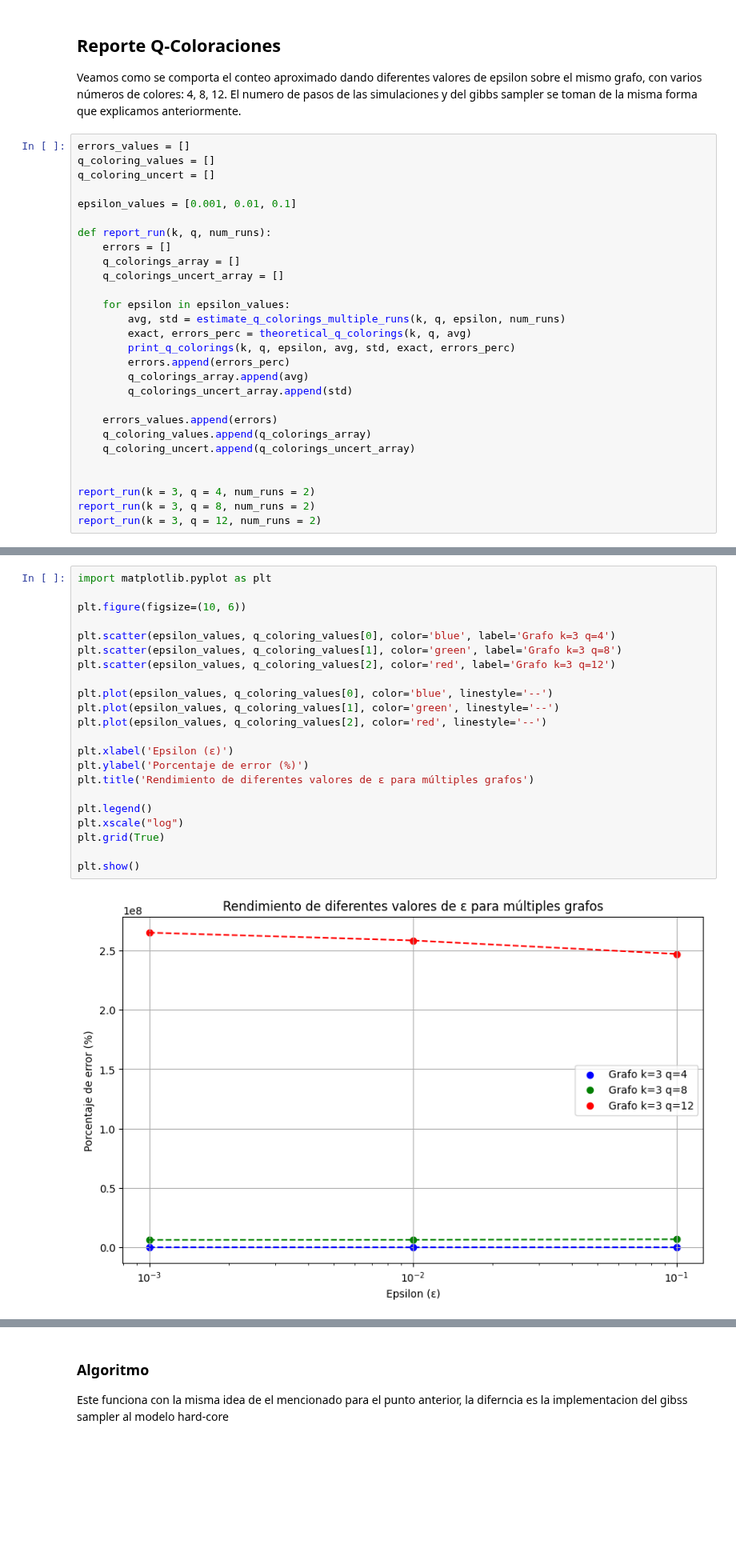
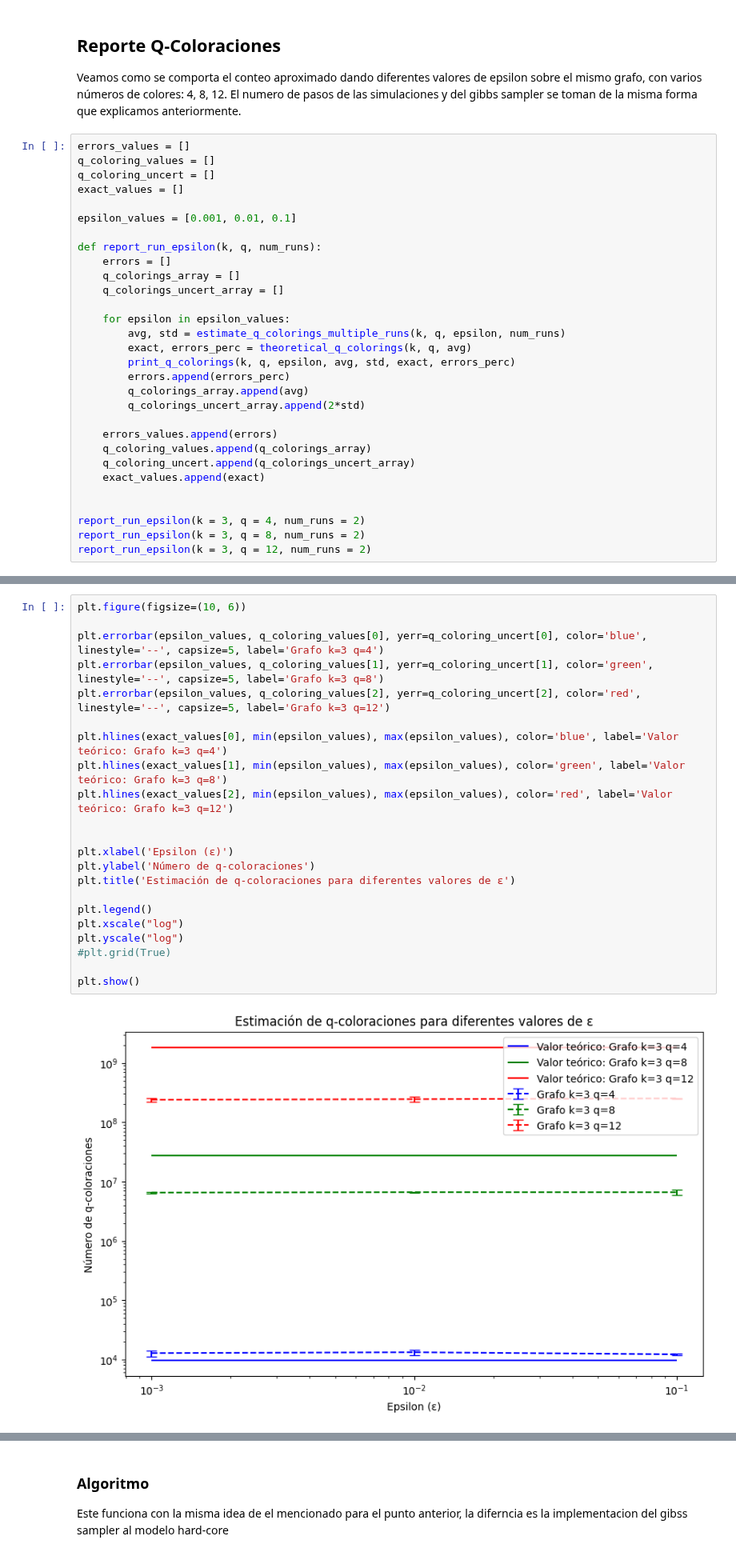
Before and after one commit to dangarciahe/Cadenas_de_Markov, a Jupyter notebook: Tarea_2.ipynb, the cells around one changed output, grey strips where cells are left out. Shown at 80% size. Saved outputs shown, nothing was run; the diff lists cells and outputs as text; blank space fills up the shorter version.

Commit message:
Finalizado el punto de q-coloraciones

```diff
--- a/Tarea_2.ipynb
+++ b/Tarea_2.ipynb
@@ -368,10 +368,11 @@ Veamos como se comporta el conteo aproximado dando diferentes valores de epsilon
 errors_values = []
 q_coloring_values = []
 q_coloring_uncert = []
+exact_values = []
 
 epsilon_values = [0.001, 0.01, 0.1]
 
-def report_run(k, q, num_runs):
+def report_run_epsilon(k, q, num_runs):
     errors = []
     q_colorings_array = []
     q_colorings_uncert_array = []
@@ -382,16 +383,17 @@ def report_run(k, q, num_runs):
         print_q_colorings(k, q, epsilon, avg, std, exact, errors_perc)
         errors.append(errors_perc)
         q_colorings_array.append(avg)
-        q_colorings_uncert_array.append(std)
+        q_colorings_uncert_array.append(2*std)
 
     errors_values.append(errors)
     q_coloring_values.append(q_colorings_array)
     q_coloring_uncert.append(q_colorings_uncert_array)
+    exact_values.append(exact)
 
 
-report_run(k = 3, q = 4, num_runs = 2)
-report_run(k = 3, q = 8, num_runs = 2)
-report_run(k = 3, q = 12, num_runs = 2)
+report_run_epsilon(k = 3, q = 4, num_runs = 2)
+report_run_epsilon(k = 3, q = 8, num_runs = 2)
+report_run_epsilon(k = 3, q = 12, num_runs = 2)
 # %% [output]
 k Dimension del lattice: 3
 q Numero de colores: 4
@@ -415,27 +417,27 @@ Visualicemos el redimiento de estos epsilon, tanto en el numero estimado de q-co
 # %%
-import matplotlib.pyplot as plt
-
 plt.figure(figsize=(10, 6))
 
-plt.scatter(epsilon_values, q_coloring_values[0], color='blue', label='Grafo k=3 q=4')
-plt.scatter(epsilon_values, q_coloring_values[1], color='green', label='Grafo k=3 q=8')
-plt.scatter(epsilon_values, q_coloring_values[2], color='red', label='Grafo k=3 q=12')
+plt.errorbar(epsilon_values, q_coloring_values[0], yerr=q_coloring_uncert[0], color='blue', linestyle='--', capsize=5, label='Grafo k=3 q=4')
+plt.errorbar(epsilon_values, q_coloring_values[1], yerr=q_coloring_uncert[1], color='green', linestyle='--', capsize=5, label='Grafo k=3 q=8')
+plt.errorbar(epsilon_values, q_coloring_values[2], yerr=q_coloring_uncert[2], color='red', linestyle='--', capsize=5, label='Grafo k=3 q=12')
 
-plt.plot(epsilon_values, q_coloring_values[0], color='blue', linestyle='--')
-plt.plot(epsilon_values, q_coloring_values[1], color='green', linestyle='--')
-plt.plot(epsilon_values, q_coloring_values[2], color='red', linestyle='--')
+plt.hlines(exact_values[0], min(epsilon_values), max(epsilon_values), color='blue', label='Valor teórico: Grafo k=3 q=4')
+plt.hlines(exact_values[1], min(epsilon_values), max(epsilon_values), color='green', label='Valor teórico: Grafo k=3 q=8')
+plt.hlines(exact_values[2], min(epsilon_values), max(epsilon_values), color='red', label='Valor teórico: Grafo k=3 q=12')
+
 
 plt.xlabel('Epsilon (ε)')
-plt.ylabel('Porcentaje de error (%)')
-plt.title('Rendimiento de diferentes valores de ε para múltiples grafos')
+plt.ylabel('Número de q-coloraciones')
+plt.title('Estimación de q-coloraciones para diferentes valores de ε')
 
 plt.legend()
 plt.xscale("log")
-plt.grid(True)
+plt.yscale("log")
+#plt.grid(True)
 
 plt.show()
 # %% [output]
-[figure, old version]
+[figure, new version]
 # %%
 plt.figure(figsize=(10, 6))
 
```
Also changed, not shown: parts of 5 cells of this notebook.
